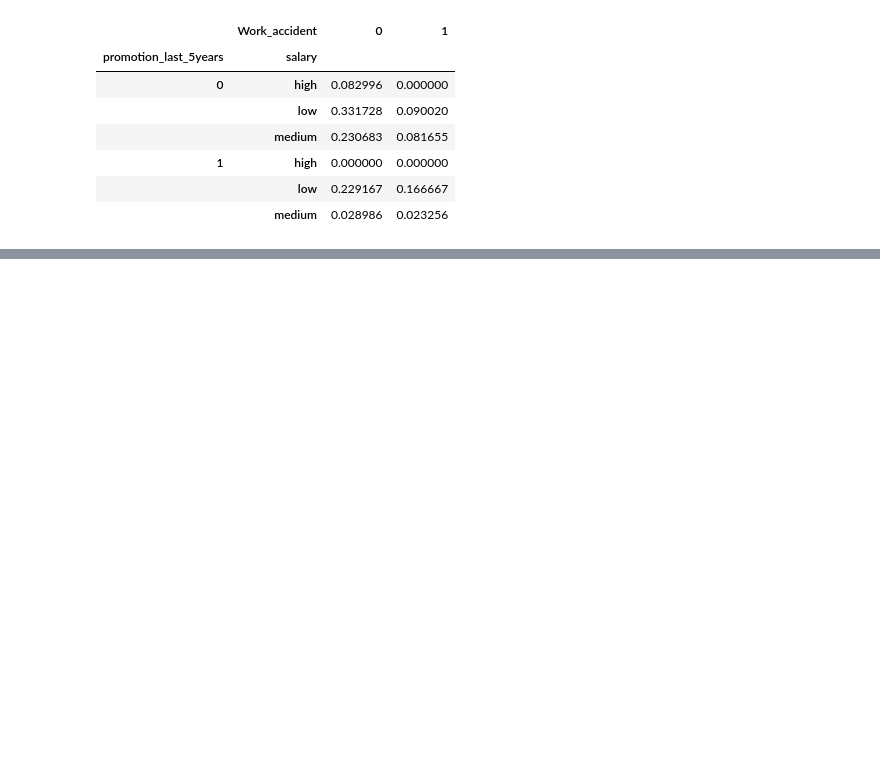
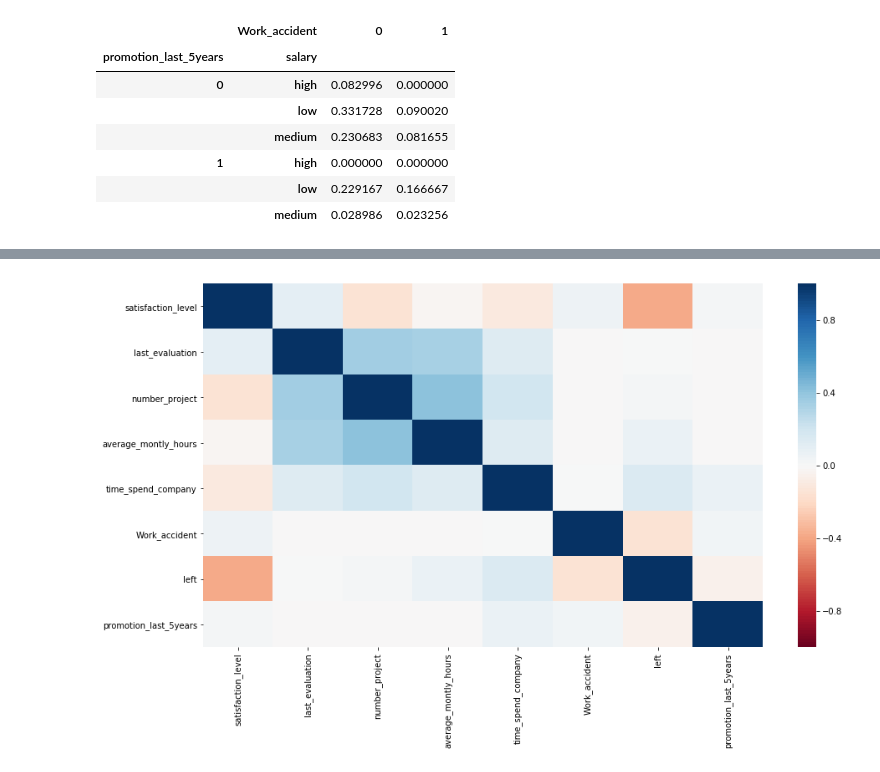
Before and after one commit to cqu903/data_analyze, a Jupyter notebook: 多因子与复合分析/复合分析.ipynb, the cells around one changed output, grey strips where cells are left out. Drawn from its saved outputs; the diff is of its cells as text; code cells hidden in the pictures; blank space fills up the shorter version.

```diff
--- a/多因子与复合分析/复合分析.ipynb
+++ b/多因子与复合分析/复合分析.ipynb
@@ -56,0 +81,6 @@ plt.show()
+# %%
+plt.figure(figsize=(15, 8))
+sns.heatmap(df.corr(),vmin=-1,vmax=1,cmap=sns.color_palette("RdBu",n_colors=128))
+plt.show()
+# %% [output]
+[figure, added]
```
Also changed, not shown: parts of 12 cells of this notebook, 5 other files.
